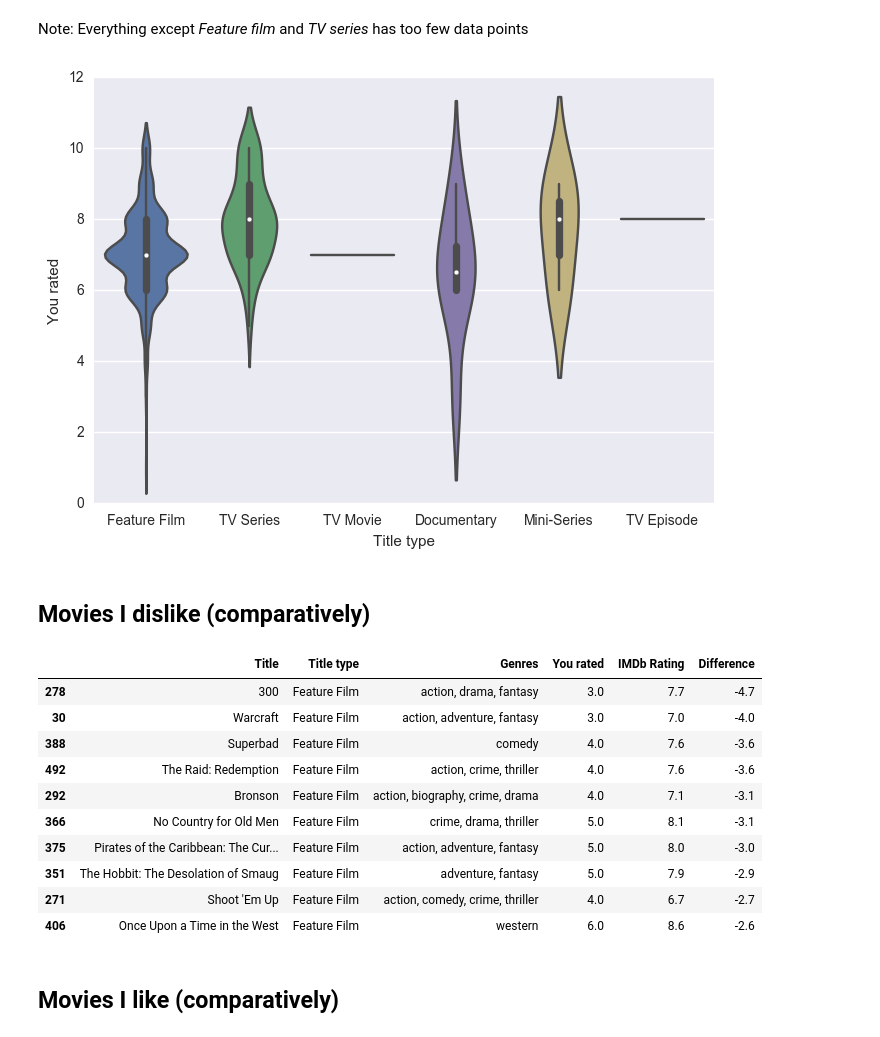
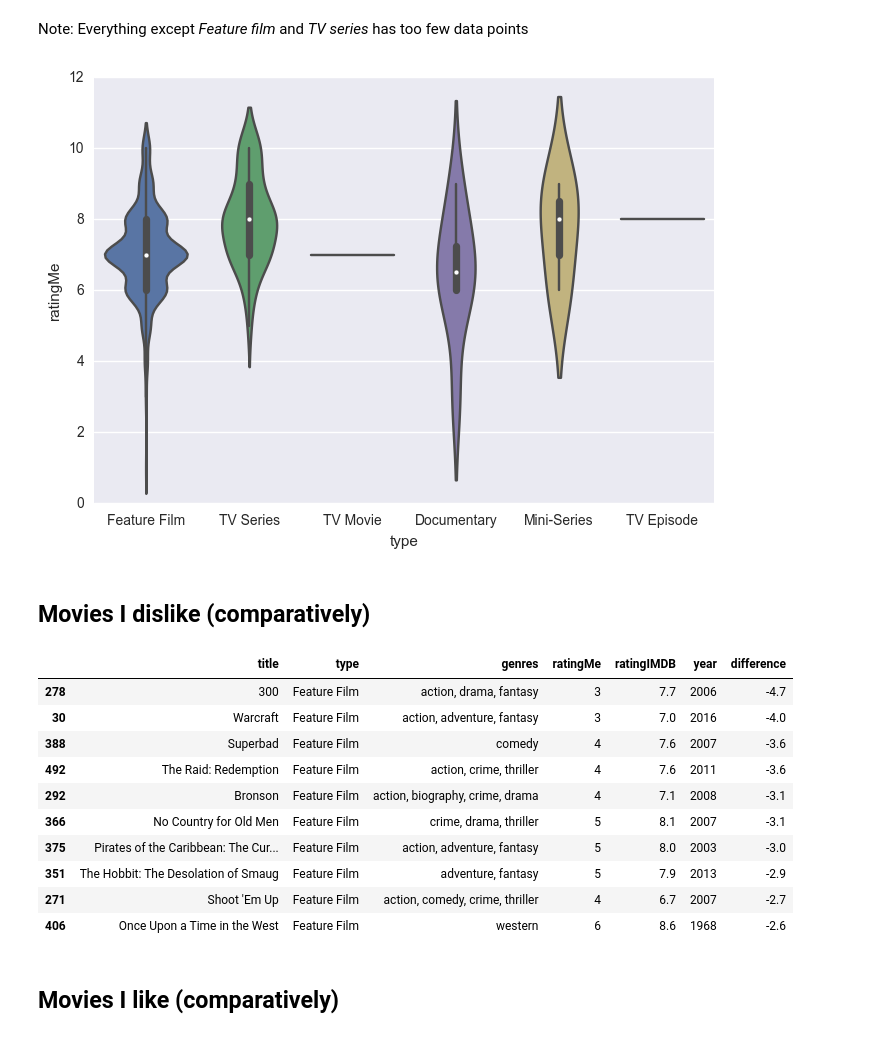
Before and after one commit to sharkdp/imdb-ratings, a Jupyter notebook: ratings.ipynb, the cells around one changed output. Cells and saved outputs as stored; diff of their text form; code cells hidden in the pictures.

```diff
--- a/ratings.ipynb
+++ b/ratings.ipynb
@@ -8,10 +8,25 @@ import seaborn as sns
 from collections import defaultdict
 # %%
 ratings = pd.read_csv("ratings.csv")
-ratings = ratings[["Title", "Title type", "Genres", "You rated", "IMDb Rating"]]
-ratings["You rated"] = ratings["You rated"].astype(np.float64);
-ratings["Difference"] = ratings.apply(
-    lambda row: row["You rated"] - row["IMDb Rating"],
+
+# Choose the columns that we are interested in
+ratings = ratings[["Title", "Title type", "Genres", "You rated", "IMDb Rating", "Year"]]
+
+# Rename the (horrible) column names
+ratings.rename(columns={
+    'Title': 'title',
+    'Title type': 'type',
+    'Genres': 'genres',
+    'IMDb Rating': 'ratingIMDB',
+    'You rated': 'ratingMe',
+    'Year': 'year'
+}, inplace=True)
+
+# Add a new column: difference of ratings
+ratings["difference"] = ratings.apply(
+    lambda row: row.ratingMe - row.ratingIMDB,
     axis=1)
-ratings.sort_values("You rated", ascending=False).head()
+
+# Show some sample data
+ratings.sort_values("ratingMe", ascending=False).head()
 # %% [output]
@@ -34,28 +49,28 @@ sns.jointplot(x="You rated", y="IMDb Rating",
 # %% [markdown]
 Note: Everything except *Feature film* and *TV series* has too few data points
 # %%
-sns.violinplot(x="Title type", y="You rated", data=ratings);
+sns.violinplot(x="type", y="ratingMe", data=ratings);
 plt.ylim([0, 12]);
 # %% [output]
-[figure, old version]
+[figure, new version]
 # %% [markdown]
 ## Movies I dislike (comparatively)
 # %%
-movie_ratings = ratings[ratings["Title type"] == "Feature Film"]
+movie_ratings = ratings[ratings.type == "Feature Film"]
 
-movie_ratings.sort_values("Difference").head(10)
+movie_ratings.sort_values("difference").head(10)
 # %% [output]
-|  | Title | Title type | Genres | You rated | IMDb Rating | Difference |
-| 278 | 300 | Feature Film | action, drama, fantasy | 3.0 | 7.7 | -4.7 |
-| 30 | Warcraft | Feature Film | action, adventure, fantasy | 3.0 | 7.0 | -4.0 |
-| 388 | Superbad | Feature Film | comedy | 4.0 | 7.6 | -3.6 |
-| 492 | The Raid: Redemption | Feature Film | action, crime, thriller | 4.0 | 7.6 | -3.6 |
-| 292 | Bronson | Feature Film | action, biography, crime, drama | 4.0 | 7.1 | -3.1 |
-| 366 | No Country for Old Men | Feature Film | crime, drama, thriller | 5.0 | 8.1 | -3.1 |
-| 375 | Pirates of the Caribbean: The Cur... | Feature Film | action, adventure, fantasy | 5.0 | 8.0 | -3.0 |
-| 351 | The Hobbit: The Desolation of Smaug | Feature Film | adventure, fantasy | 5.0 | 7.9 | -2.9 |
-| 271 | Shoot 'Em Up | Feature Film | action, comedy, crime, thriller | 4.0 | 6.7 | -2.7 |
-| 406 | Once Upon a Time in the West | Feature Film | western | 6.0 | 8.6 | -2.6 |
+|  | title | type | genres | ratingMe | ratingIMDB | year | difference |
+| 278 | 300 | Feature Film | action, drama, fantasy | 3 | 7.7 | 2006 | -4.7 |
+| 30 | Warcraft | Feature Film | action, adventure, fantasy | 3 | 7.0 | 2016 | -4.0 |
+| 388 | Superbad | Feature Film | comedy | 4 | 7.6 | 2007 | -3.6 |
+| 492 | The Raid: Redemption | Feature Film | action, crime, thriller | 4 | 7.6 | 2011 | -3.6 |
+| 292 | Bronson | Feature Film | action, biography, crime, drama | 4 | 7.1 | 2008 | -3.1 |
+| 366 | No Country for Old Men | Feature Film | crime, drama, thriller | 5 | 8.1 | 2007 | -3.1 |
+| 375 | Pirates of the Caribbean: The Cur... | Feature Film | action, adventure, fantasy | 5 | 8.0 | 2003 | -3.0 |
+| 351 | The Hobbit: The Desolation of Smaug | Feature Film | adventure, fantasy | 5 | 7.9 | 2013 | -2.9 |
+| 271 | Shoot 'Em Up | Feature Film | action, comedy, crime, thriller | 4 | 6.7 | 2007 | -2.7 |
+| 406 | Once Upon a Time in the West | Feature Film | western | 6 | 8.6 | 1968 | -2.6 |
 # %% [markdown]
 ## Movies I like (comparatively)
 # %%
```
Also changed, not shown: parts of 14 cells of this notebook.
